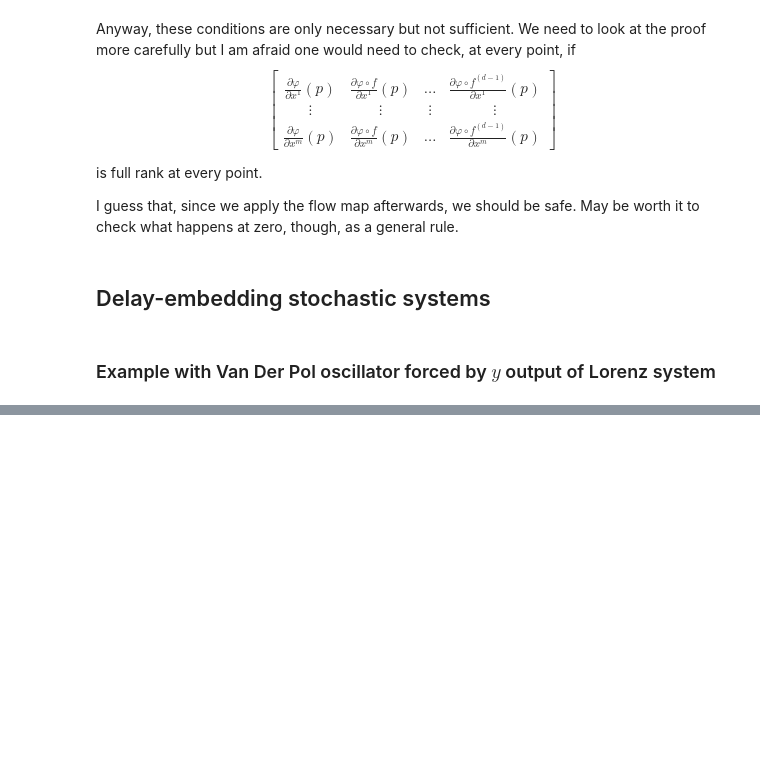
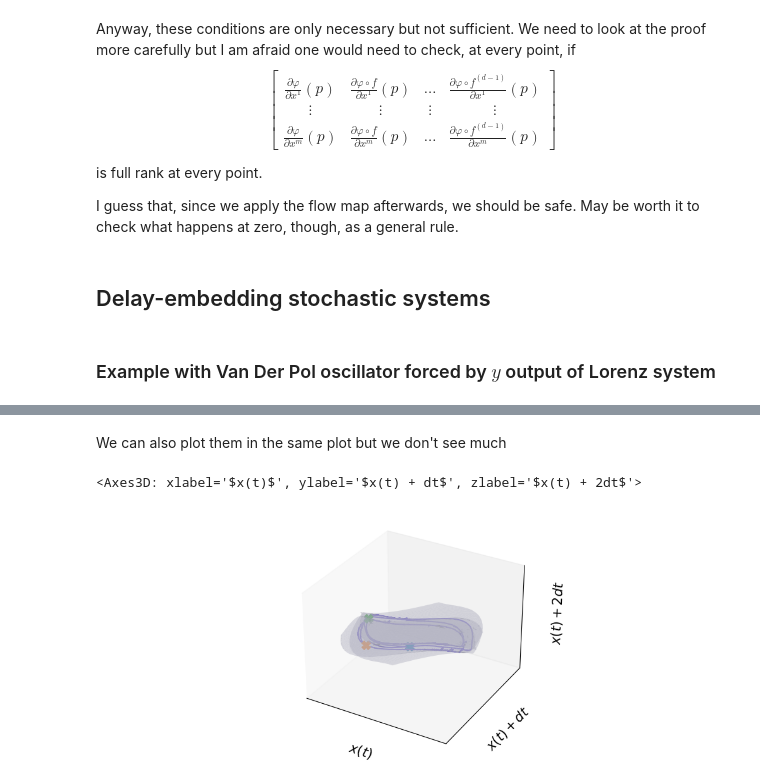
Before and after one commit to alicemarr/takens-notebook, a Jupyter notebook: takens-exp.ipynb, the cells around one changed output, grey strips where cells are left out. Cells and saved outputs as stored; diff of their text form; code cells hidden in the pictures; blank space fills up the shorter version.

```diff
--- a/takens-exp.ipynb
+++ b/takens-exp.ipynb
@@ -431,0 +485,18 @@ plot_forced_system_at_t(tcurr, tsurf0, dt, ax2, y_surf, y_orbit, y_vdp_forced,U)
+# %% [markdown]
+We can also plot them in the same plot but we don't see much
+# %%
+tcurr = 500
+dim_plot = 2 # I am not plotting the 3rd dimension since it is of order 1e-6
+fig= plt.figure(constrained_layout = True, figsize = (10,4))
+ax = fig.add_subplot(projection= '3d' )
+plot_forced_system_at_t(tcurr,tsurf0, dt, ax, y_surf, y_orbit, y_vdp_forced, U,title = False, legend= False)
+tcurr = 1000
+
+plot_forced_system_at_t(tcurr, tsurf0, dt, ax, y_surf, y_orbit, y_vdp_forced,U, legend=False, title = False)
+tcurr = 1500
+
+
+plot_forced_system_at_t(tcurr, tsurf0, dt, ax, y_surf, y_orbit, y_vdp_forced,U, legend = False, title = False)
+# %% [output]
+<Axes3D: xlabel='$x(t)$', ylabel='$x(t) + dt$', zlabel='$x(t) + 2dt$'>
+[figure, added]
```
Also changed, not shown: parts of 16 cells of this notebook, 1 other file.
